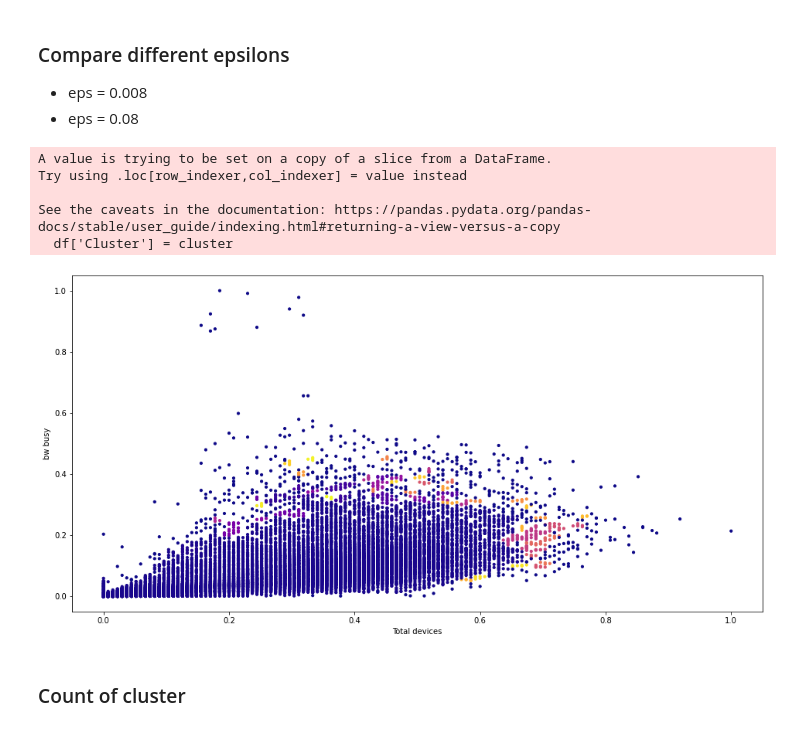
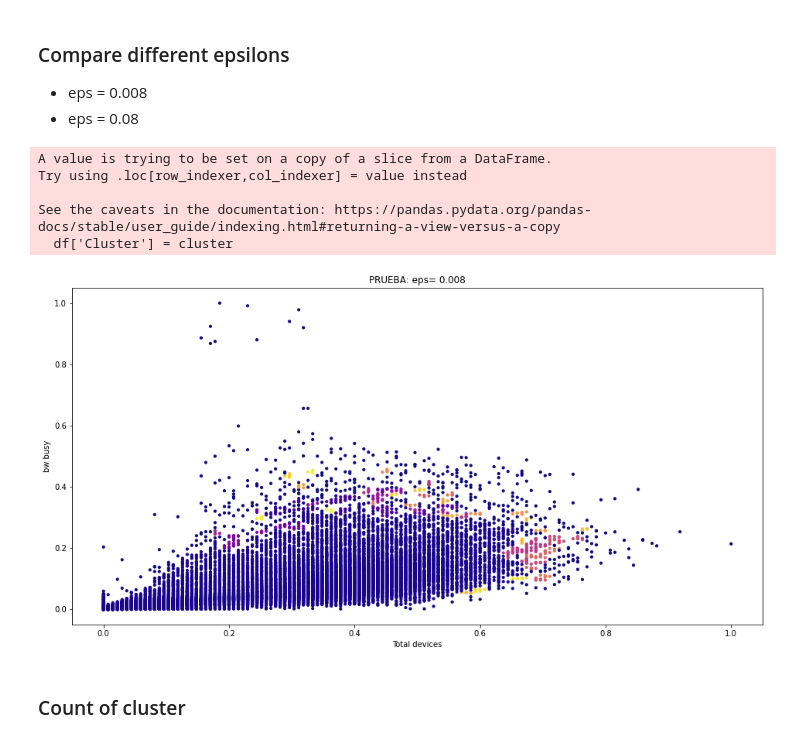
Before and after one commit to alvaroanua/TFG, a Jupyter notebook: DBSCAN/DBSCAN_prueba.ipynb, the cells around one changed output. Cells and saved outputs as stored; diff of their text form; code cells hidden in the pictures.

Commit message:
DBSCAN prueba terminada

```diff
--- a/DBSCAN/DBSCAN_prueba.ipynb
+++ b/DBSCAN/DBSCAN_prueba.ipynb
@@ -219,35 +224,36 @@ plt.plot(distances)
 min_max_scaler = preprocessing.MinMaxScaler()
 df_escalado = min_max_scaler.fit_transform(df)
 df_escalado = pd.DataFrame(df_escalado)
 df_escalado = df_escalado.rename(columns= {0 : 'bw_busy', 1: 'total_devices'})
 
 # Epsilon
 e = 0.008
 
 # DBSCAN
 dbscan = DBSCAN(eps= e, min_samples= n)
 cluster = dbscan.fit_predict(df_escalado)
 
 # Add to dataFrame
 df['Cluster'] = cluster
 
 # Asign x and y
 x = df_escalado['total_devices'].values # total_devices
 y = df_escalado['bw_busy'].values # bw_busy
 
 # Plot the clusters
 plt.figure(figsize=(16,8))
-plt.scatter(x, y, c = cluster, cmap= "plasma", s=10) # plotting the clusters ## XQ CON df.iloc FUNCIONA PERO CON df NO?
+plt.title("PRUEBA: eps= "+str(e))
+plt.scatter(x, y, c = cluster, cmap= "plasma", s=10) # plotting the clusters
 plt.xlabel("Total devices") # X-axis label
 plt.ylabel("bw busy") # Y-axis label
 plt.show() # showing the plot
 # %% [output]
 A value is trying to be set on a copy of a slice from a DataFrame.
 Try using .loc[row_indexer,col_indexer] = value instead
 
 See the caveats in the documentation: https://pandas.pydata.org/pandas-docs/stable/user_guide/indexing.html#returning-a-view-versus-a-copy
   df['Cluster'] = cluster
-[figure, old version]
+[figure, new version]
 # %% [markdown]
 ### Count of cluster
 # %%
```
Also changed, not shown: parts of 3 cells of this notebook.
